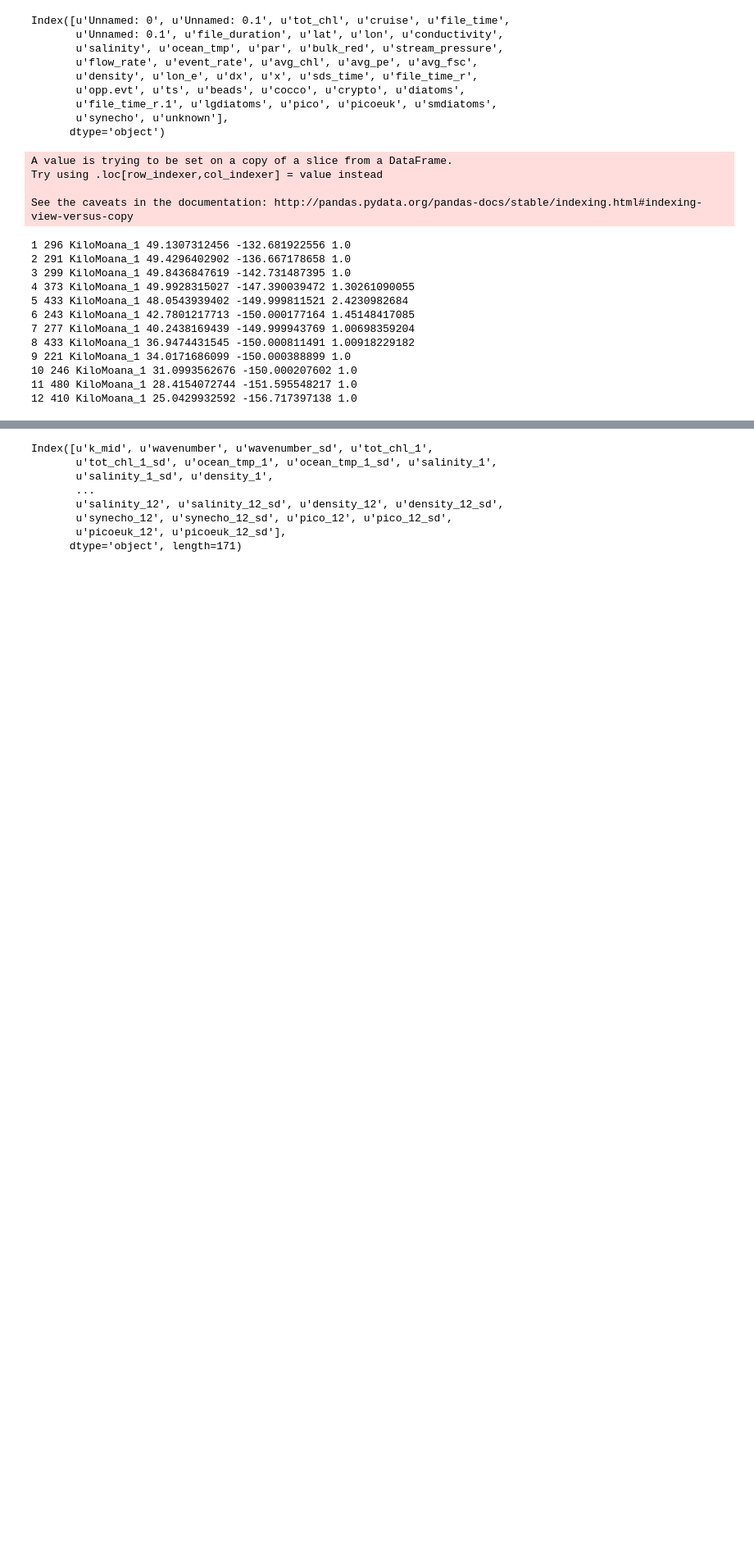
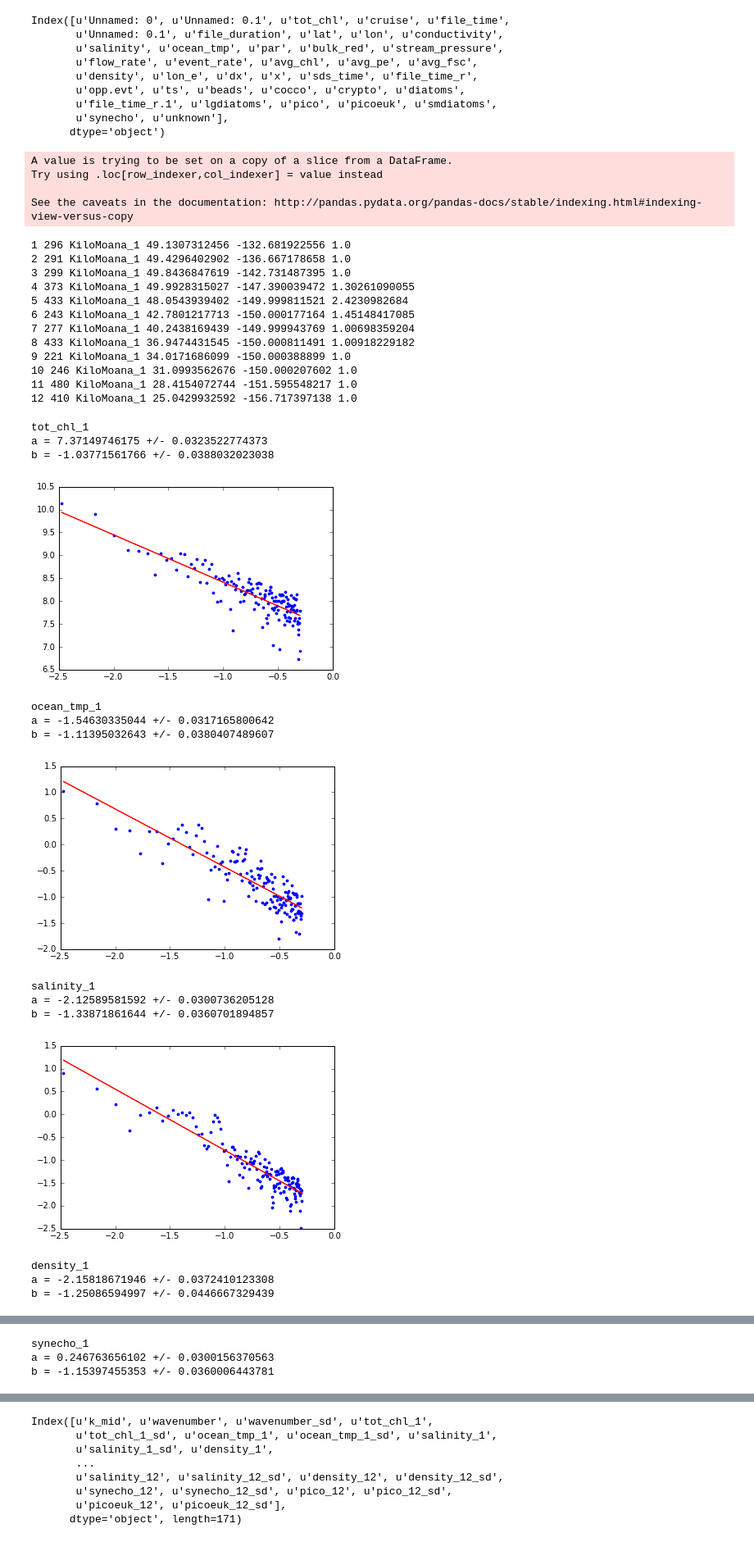
Before and after one commit to sophieclayton/KM1304_lengthscales, a Jupyter notebook: analysis/KM1304_fft.ipynb, the cells around one changed output, grey strips where cells are left out. Shown at 82% size. Cells and saved outputs as stored; diff of their text form; code cells hidden in the pictures; blank space fills up the shorter version.

Commit message:
fixed curve fitting function to estimate spectral slopes

```diff
--- a/analysis/KM1304_fft.ipynb
+++ b/analysis/KM1304_fft.ipynb
@@ -237,9 +237,6 @@ def most_abundant(row):
         return 2
     if row['picoeuk'] > row['synecho'] and row['picoeuk'] > row['pico']:
         return 3
-
-def line(x, a, b):
-    return a * x ** b
 # %%
 # import mega dataset
 filePath = '/Users/sclayton/Google Drive/seaflow_data/abun_sds_opp.csv'
@@ -316,22 +313,49 @@ scales, seg_fft = getscales(clean, segments, var, var2, 200)
 # %%
 # try fitting explonential curves to the fft results
 
 # print seg_fft.columns
 
 # def fx(x):
 #     return np.log10(np.abs(x))
-
 # log_fft = seg_fft.apply(fx)
 # print log_fft
 
-# y = seg_fft['wavenumber'].values
+def line(x, a, b):
+    return b * x + a
 
-# var = seg_fft.columns[1::]
-# print var
-# for i in var:
-#     x = seg_fft[i].values
+var = seg_fft.columns[1::]
 
-#     # need to remove rows with NaN of Inf from x and y
+for i in var:
+    x = np.abs(seg_fft['wavenumber'].values)
+    y = np.abs(seg_fft[i].values)
 
-#     popt, pcov = curve_fit(line, x, y)
-#     print i, popt, pcov
+    # need to remove rows with NaN of Inf from x and y
+    x = np.log10(x[~np.isnan(y)])
+    y = np.log10(y[~np.isnan(y)])
+
+    y = y[~np.isinf(x)]
+    x = x[~np.isinf(x)]
+
+    popt, pcov = curve_fit(line, x, y)
+    print i
+    print "a =", popt[0], "+/-", pcov[0,0]**0.5
+    print "b =", popt[1], "+/-", pcov[1,1]**0.5
+
+    plt.plot(x, y, '.', x, popt[1]*x+popt[0], 'r')
+    plt.show()
+# %% [output]
+tot_chl_1
+a = 7.37149746175 +/- 0.0323522774373
+b = -1.03771561766 +/- 0.0388032023038
+[figure, added]
+ocean_tmp_1
+a = -1.54630335044 +/- 0.0317165800642
+b = -1.11395032643 +/- 0.0380407489607
+[figure, added]
+salinity_1
+a = -2.12589581592 +/- 0.0300736205128
+b = -1.33871861644 +/- 0.0360701894857
+[figure, added]
+density_1
+a = -2.15818671946 +/- 0.0372410123308
+b = -1.25086594997 +/- 0.0446667329439
@@ -337,0 +363,3 @@ scales, seg_fft = getscales(clean, segments, var, var2, 200)
+synecho_1
+a = 0.246763656102 +/- 0.0300156370563
+b = -1.15397455353 +/- 0.0360006443781
```
Also changed, not shown: parts of 14 cells of this notebook.
